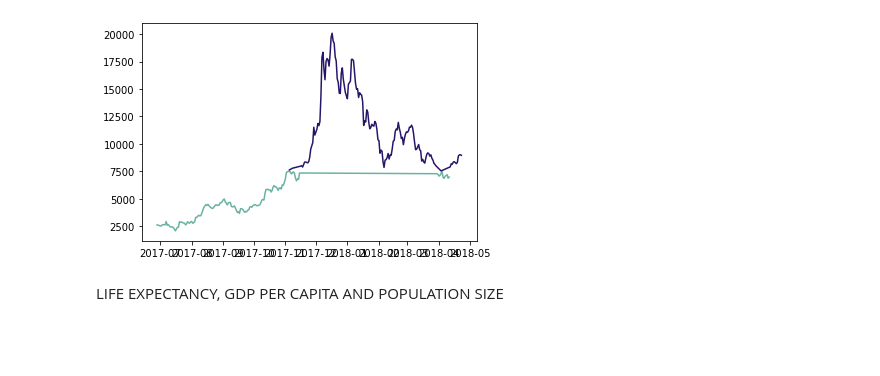
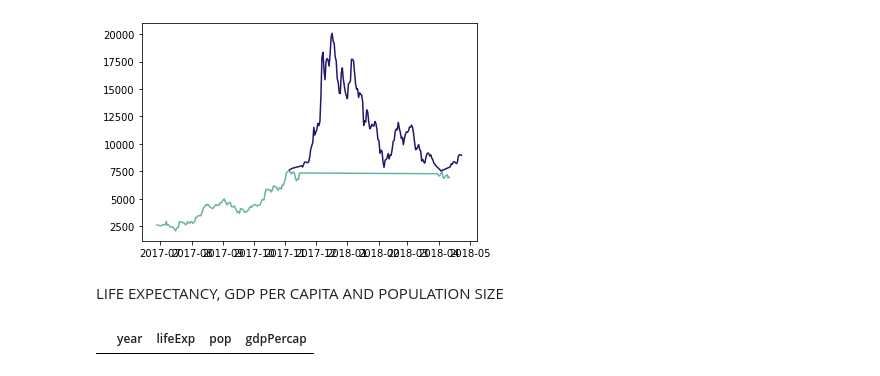
Before and after one commit to anjaliagarwal152615/lab2-dataviz, a Jupyter notebook: file.ipynb, the cells around one changed output. Saved outputs shown, nothing was run; the diff lists cells and outputs as text; code cells hidden in the pictures; blank space fills up the shorter version.

```diff
--- a/file.ipynb
+++ b/file.ipynb
@@ -204,3 +190,38 @@ plt.show()
 [figure]
 # %% [markdown]
 LIFE EXPECTANCY, GDP PER CAPITA AND POPULATION SIZE
+# %%
+# library(tidyverse)
+# library(hrbrthemes)
+# library(viridis)
+# library(kableExtra)
+# options(knitr.table.format = "html")
+# library(plotly)
+# library(gridExtra)
+# library(ggrepel)
+
+# # The dataset is provided in the gapminder library
+# library(gapminder)
+# data <- gapminder %>% filter(year=="2007") %>% select(-year)
+
+# # show data
+# data %>% head(6) %>%
+#   mutate(gdpPercap=round(gdpPercap,0)) %>%
+#   mutate(pop=round(pop/1000000,2)) %>%
+#   mutate(lifeExp=round(lifeExp,1)) %>%
+#   kable() %>%
+#   kable_styling(bootstrap_options = "striped", full_width = F)
+
+import tidyverse as tv
+# import hrbrthemes as hr
+import viridis as vi
+import plotly as pl
+# import gridExtra as gr
+# import ggrepel as gg
+import gapminder as gm
+#take 6 rows
+data = gm.gapminder.query('year=="2007"').select_dtypes(exclude=['object']).head(6)
+# data = gm.gapminder.query('year=="2007"').select_dtypes(exclude=['object'])
+data
+# %% [output]
+|  | year | lifeExp | pop | gdpPercap |
```
Also changed, not shown: parts of 12 cells of this notebook.
